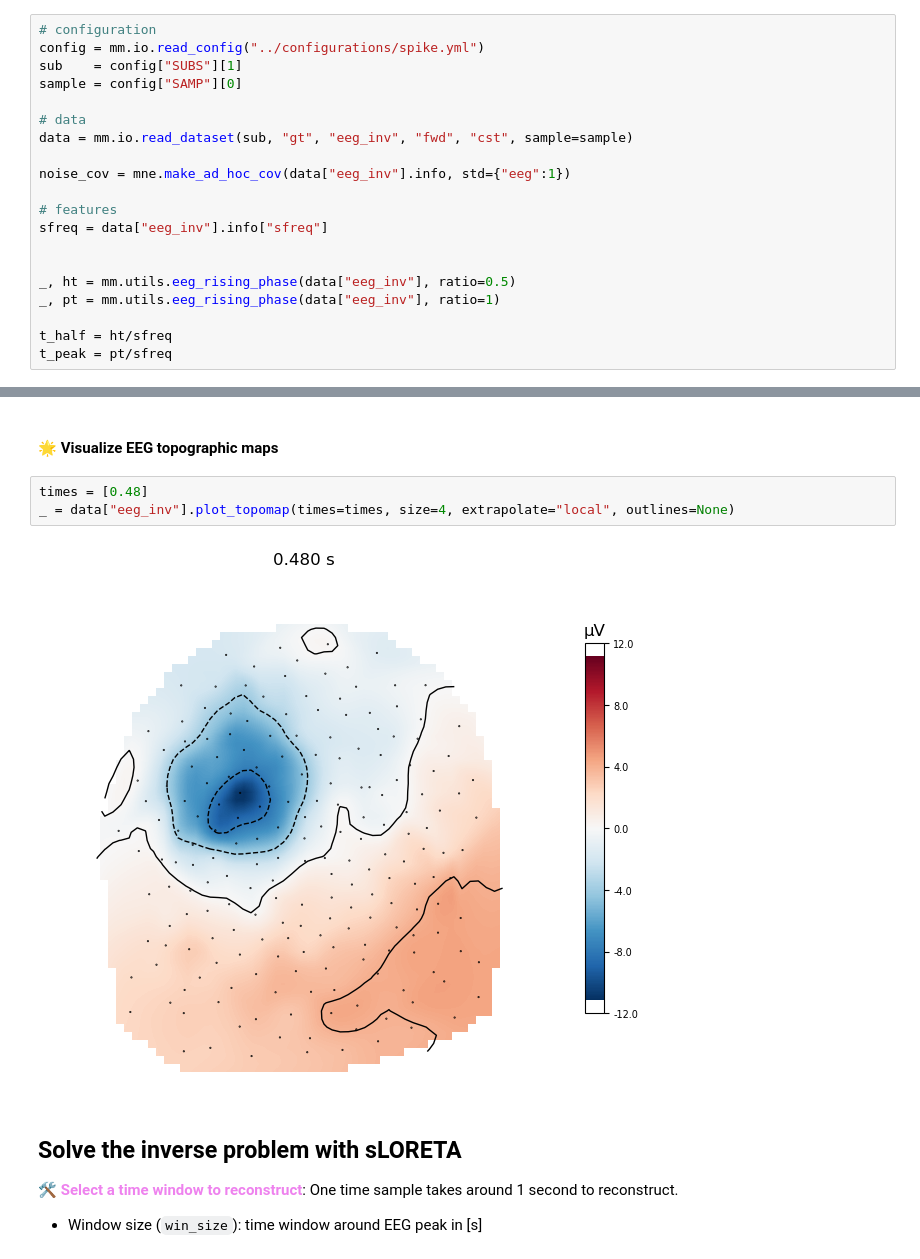
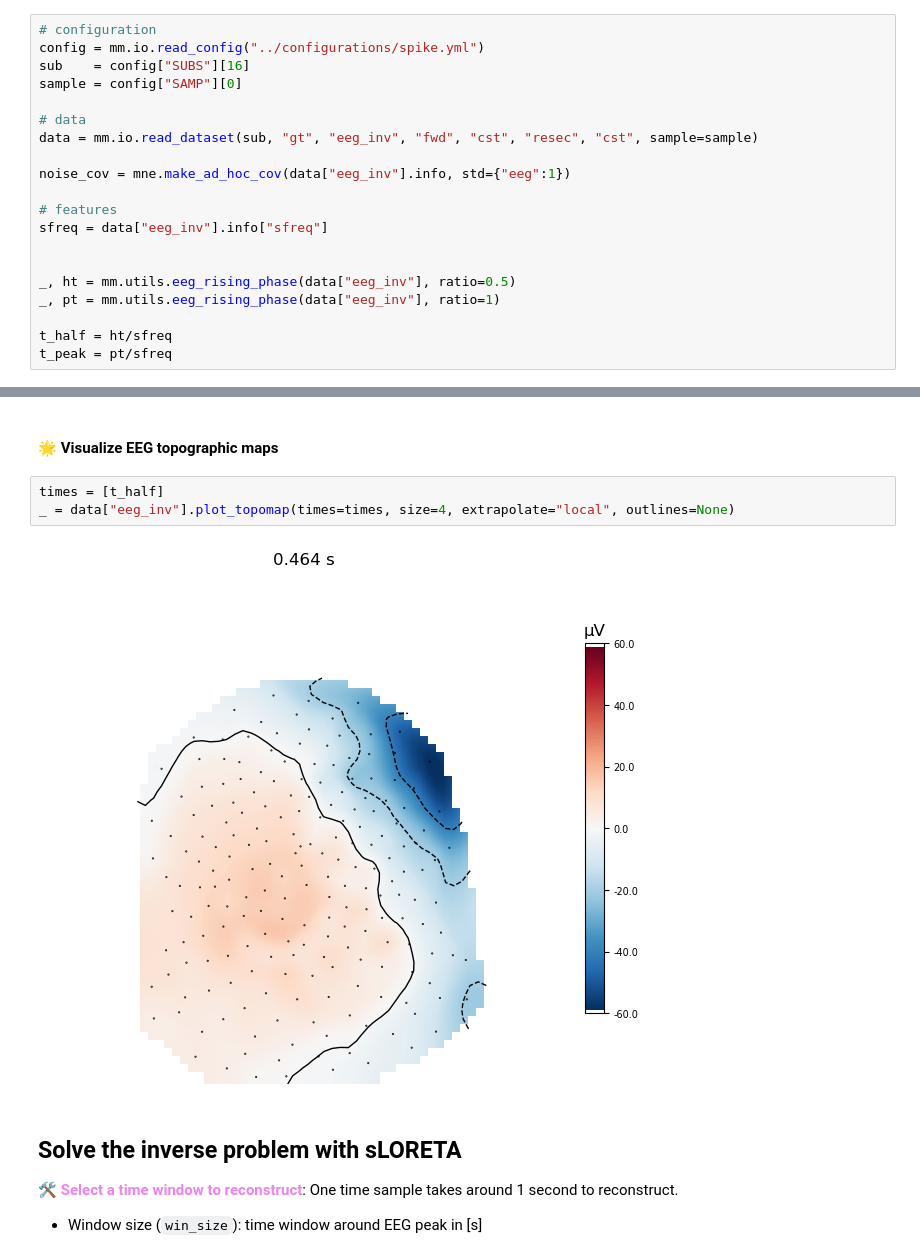
Before and after one commit to NinoHerve/mindmap, a Jupyter notebook: inverse/inverse_sLORETA.ipynb, the cells around one changed output, grey strips where cells are left out. Cells and saved outputs as stored; diff of their text form.

```diff
--- a/inverse/inverse_sLORETA.ipynb
+++ b/inverse/inverse_sLORETA.ipynb
@@ -12,11 +95,11 @@ from pathlib import Path
 # %%
 # configuration
 config = mm.io.read_config("../configurations/spike.yml")
-sub    = config["SUBS"][1]
+sub    = config["SUBS"][16]
 sample = config["SAMP"][0]
 
 # data
-data = mm.io.read_dataset(sub, "gt", "eeg_inv", "fwd", "cst", sample=sample)
+data = mm.io.read_dataset(sub, "gt", "eeg_inv", "fwd", "cst", "resec", "cst", sample=sample)
 
 noise_cov = mne.make_ad_hoc_cov(data["eeg_inv"].info, std={"eeg":1})
 
@@ -56,10 +147,10 @@ _ = data["eeg_inv"].plot()
 # %% [markdown]
 #### 🌟 Visualize EEG topographic maps
 # %%
-times = [0.48]
+times = [t_half]
 _ = data["eeg_inv"].plot_topomap(times=times, size=4, extrapolate="local", outlines=None)
 # %% [output]
-[figure, old version]
+[figure, new version]
 # %% [markdown]
 ## Solve the inverse problem with sLORETA
 
```
Also changed, not shown: parts of 18 cells of this notebook, 13 other files.
